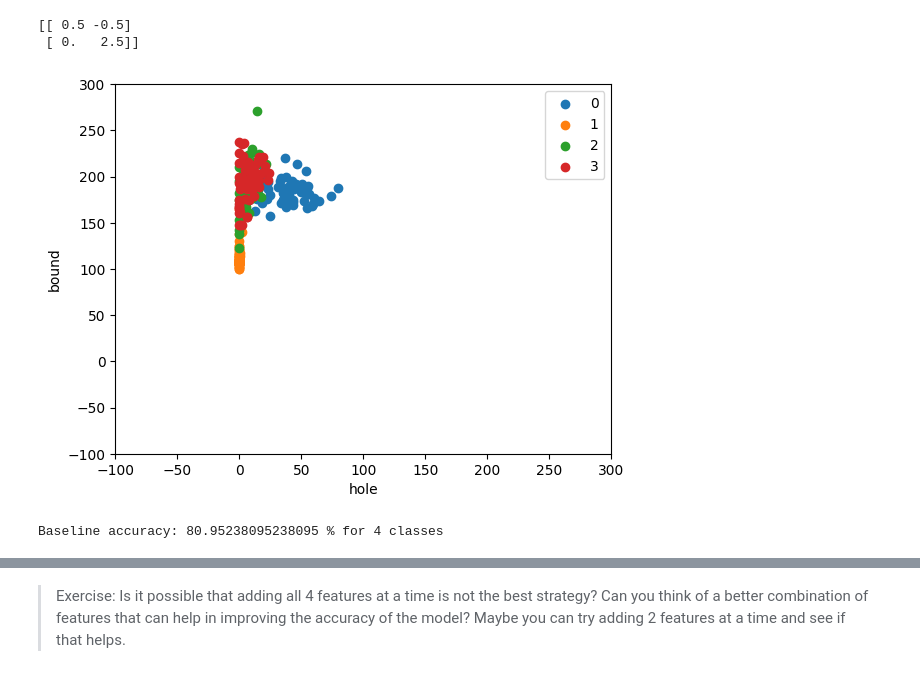
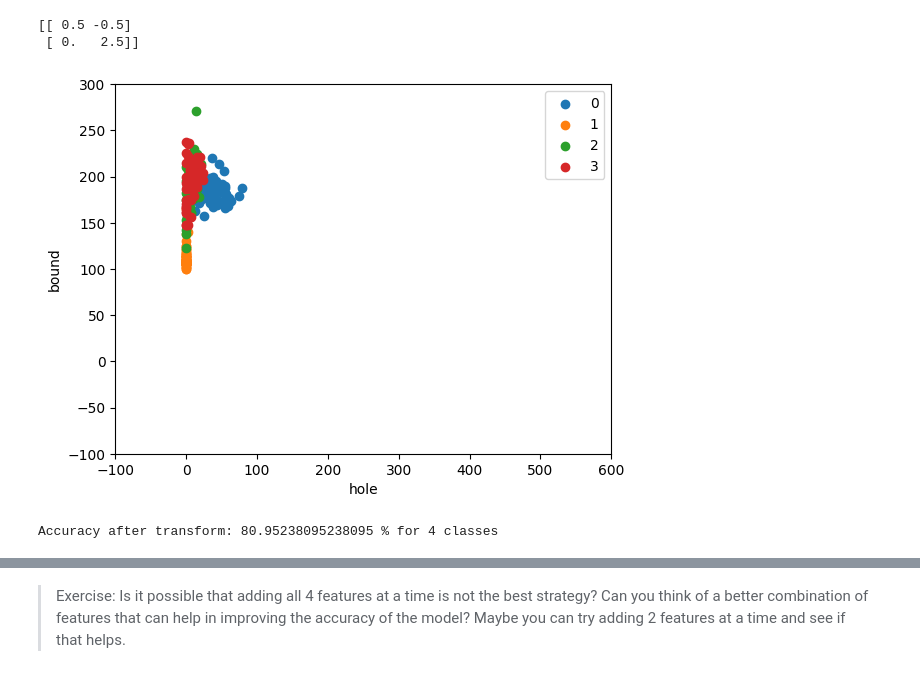
Before and after one commit to GangisettySreeshanth/AIML_labs_Projects, a Jupyter notebook: Copy_of_STP_Module_01_Lab_04_Transforming_data_using_linear_algebra_by_Om.ipynb, the cells around one changed output, grey strips where cells are left out. Saved outputs shown, nothing was run; the diff lists cells and outputs as text; code cells hidden in the pictures.

```diff
--- a/Copy_of_STP_Module_01_Lab_04_Transforming_data_using_linear_algebra_by_Om.ipynb
+++ b/Copy_of_STP_Module_01_Lab_04_Transforming_data_using_linear_algebra_by_Om.ipynb
@@ -505,17 +501,20 @@ test_feats_t = np.matmul(test_feats, transform)
  [ 0.   2.5]]
 # %%
 fig, ax = plotData(train_feats_t, train_y)
+# Updated limits based on the new transformation
+xlim = [-100, 600]
+ylim = [-100, 300]
 ax.set_xlim(xlim)
 ax.set_ylim(ylim)
 plt.show()
 # %% [output]
-[figure, old version]
+[figure, new version]
 # %%
 test_pred = NN(train_feats_t, train_y, test_feats_t)
 acc = Accuracy(test_y, test_pred)
-print("Baseline accuracy:", acc*100, "%", "for", nclasses, "classes")
+print("Accuracy after transform:", acc*100, "%", "for", nclasses, "classes")
 # %% [output]
-Baseline accuracy: 80.95238095238095 % for 4 classes
+Accuracy after transform: 80.95238095238095 % for 4 classes
 # %% [markdown]
 ## Questions:
 1. Experiment with different transformation matrices and check the accuracy
```
Also changed, not shown: parts of 7 cells of this notebook.
